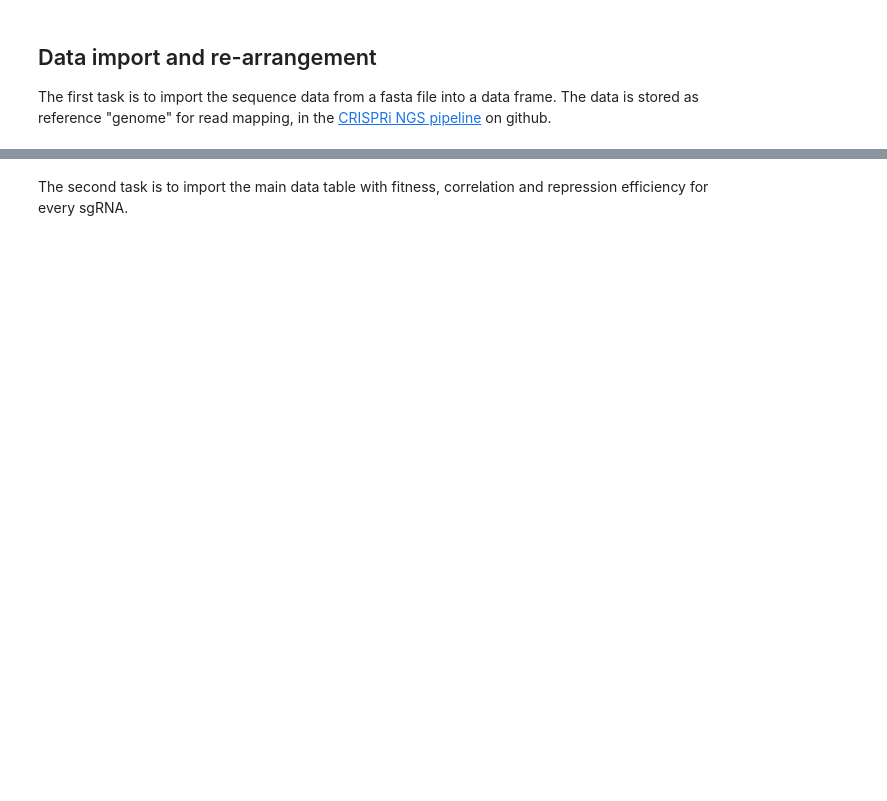
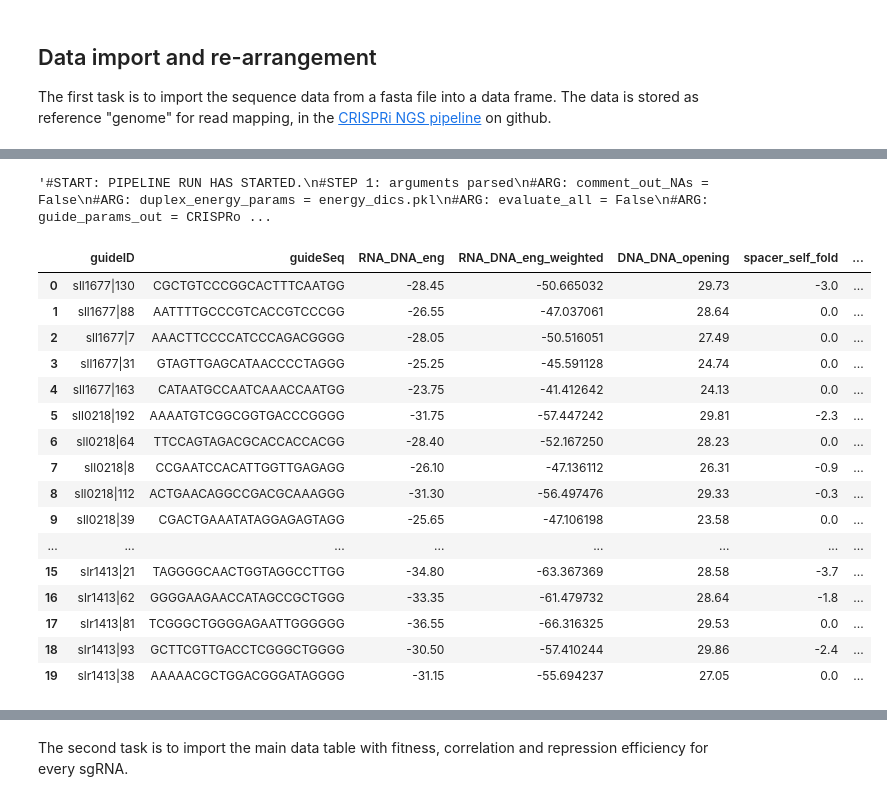
Before and after one commit to m-jahn/R-notebook-crispri-lib, a Jupyter notebook: sgRNA_library_V2/pipeline/sgRNA_ML_analysis.ipynb, the cells around one changed output, grey strips where cells are left out. Drawn from its saved outputs; the diff is of its cells as text; code cells hidden in the pictures; blank space fills up the shorter version.

```diff
--- a/sgRNA_library_V2/pipeline/sgRNA_ML_analysis.ipynb
+++ b/sgRNA_library_V2/pipeline/sgRNA_ML_analysis.ipynb
@@ -81 +158,31 @@ Error:
+# %%
+subprocess.getoutput(
+    "cd /home/michael/Downloads/crisproff-1.1.2/;"
+    + "python CRISPRspec_CRISPRoff_pipeline.py "
+    + "--guides input.fa "
+    + "--no_azimuth "
+    + "--guide_params_out 'CRISPRoff_results.tsv'"
+)
+# %% [output]
+'#START: PIPELINE RUN HAS STARTED.\n#STEP 1: arguments parsed\n#ARG: comment_out_NAs = False\n#ARG: duplex_energy_params = energy_dics.pkl\n#ARG: evaluate_all = False\n#ARG: guide_params_out = CRISPRo ...
+# %%
+pd.read_table("/home/michael/Downloads/crisproff-1.1.2/CRISPRoff_results.tsv")
+# %% [output]
+|  | guideID | guideSeq | RNA_DNA_eng | RNA_DNA_eng_weighted | DNA_DNA_opening | spacer_self_fold | ... |
+| 0 | sll1677|130 | CGCTGTCCCGGCACTTTCAATGG | -28.45 | -50.665032 | 29.73 | -3.0 | ... |
+| 1 | sll1677|88 | AATTTTGCCCGTCACCGTCCCGG | -26.55 | -47.037061 | 28.64 | 0.0 | ... |
+| 2 | sll1677|7 | AAACTTCCCCATCCCAGACGGGG | -28.05 | -50.516051 | 27.49 | 0.0 | ... |
+| 3 | sll1677|31 | GTAGTTGAGCATAACCCCTAGGG | -25.25 | -45.591128 | 24.74 | 0.0 | ... |
+| 4 | sll1677|163 | CATAATGCCAATCAAACCAATGG | -23.75 | -41.412642 | 24.13 | 0.0 | ... |
+| 5 | sll0218|192 | AAAATGTCGGCGGTGACCCGGGG | -31.75 | -57.447242 | 29.81 | -2.3 | ... |
+| 6 | sll0218|64 | TTCCAGTAGACGCACCACCACGG | -28.40 | -52.167250 | 28.23 | 0.0 | ... |
+| 7 | sll0218|8 | CCGAATCCACATTGGTTGAGAGG | -26.10 | -47.136112 | 26.31 | -0.9 | ... |
+| 8 | sll0218|112 | ACTGAACAGGCCGACGCAAAGGG | -31.30 | -56.497476 | 29.33 | -0.3 | ... |
+| 9 | sll0218|39 | CGACTGAAATATAGGAGAGTAGG | -25.65 | -47.106198 | 23.58 | 0.0 | ... |
+| ... | ... | ... | ... | ... | ... | ... | ... |
+| 15 | slr1413|21 | TAGGGGCAACTGGTAGGCCTTGG | -34.80 | -63.367369 | 28.58 | -3.7 | ... |
+| 16 | slr1413|62 | GGGGAAGAACCATAGCCGCTGGG | -33.35 | -61.479732 | 28.64 | -1.8 | ... |
+| 17 | slr1413|81 | TCGGGCTGGGGAGAATTGGGGGG | -36.55 | -66.316325 | 29.53 | 0.0 | ... |
+| 18 | slr1413|93 | GCTTCGTTGACCTCGGGCTGGGG | -30.50 | -57.410244 | 29.86 | -2.4 | ... |
+| 19 | slr1413|38 | AAAAACGCTGGACGGGATAGGGG | -31.15 | -55.694237 | 27.05 | 0.0 | ... |
 # %%
```
Also changed, not shown: parts of 74 cells of this notebook, 1 other file.
